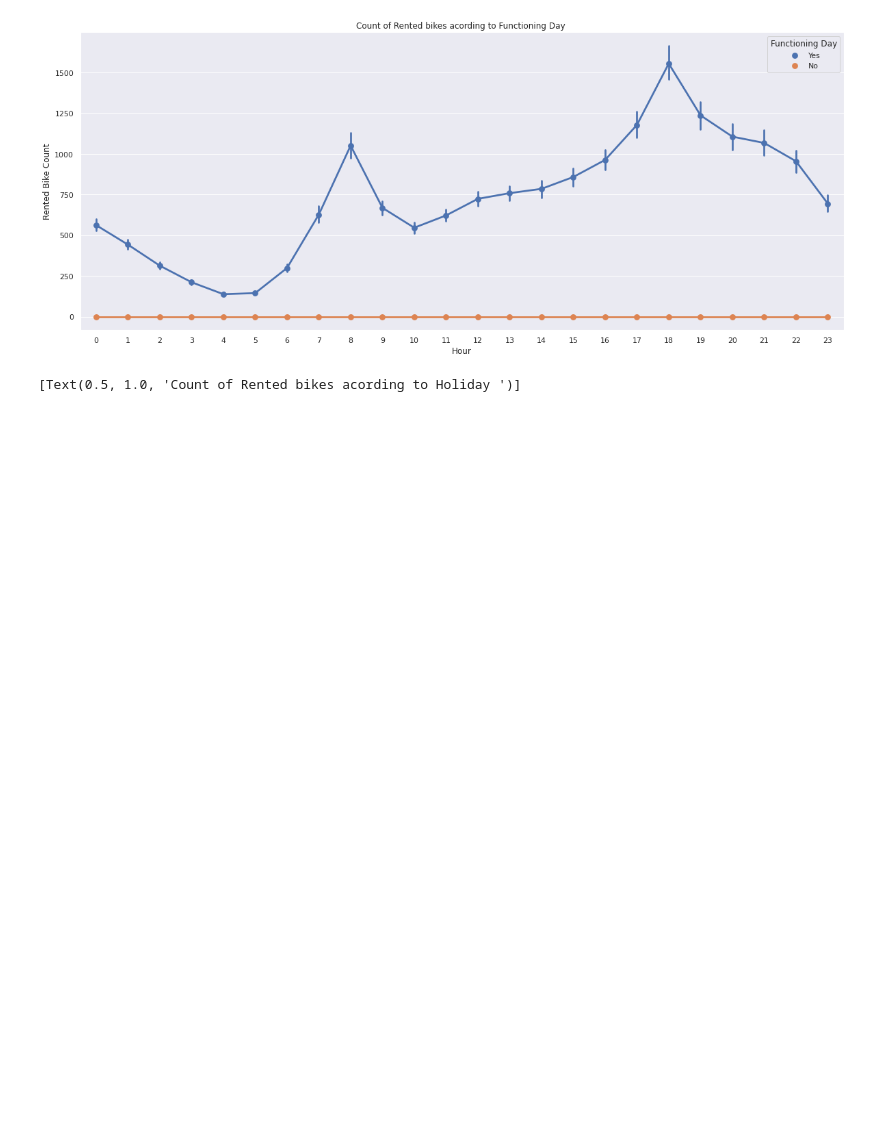
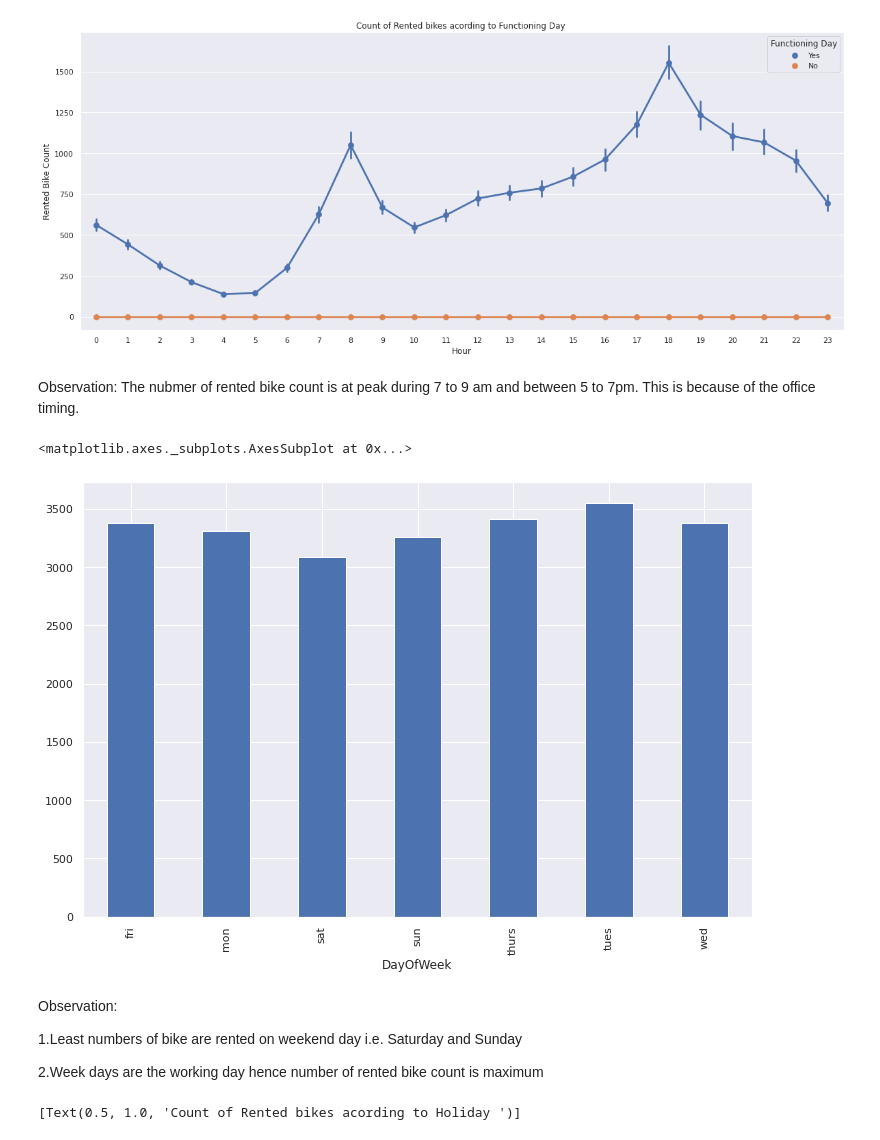
Before and after one commit to KirteshVerma/Bike-Sharing-Demand, a Jupyter notebook: Kirtesh_Bike_Sharing_Demand_Prediction_Capstone_Project.ipynb, the cells around one changed output. Saved outputs shown, nothing was run; the diff lists cells and outputs as text; code cells hidden in the pictures; blank space fills up the shorter version.

```diff
--- a/Kirtesh_Bike_Sharing_Demand_Prediction_Capstone_Project.ipynb
+++ b/Kirtesh_Bike_Sharing_Demand_Prediction_Capstone_Project.ipynb
@@ -191,6 +192,20 @@ ax.set(title='Count of Rented bikes acording to Functioning Day ')
 # %% [output]
 [Text(0.5, 1.0, 'Count of Rented bikes acording to Functioning Day ')]
 [figure]
+# %% [markdown]
+Observation:
+The nubmer of rented bike count is at peak during 7 to 9 am and between 5 to 7pm. This is because of the office timing.
+# %%
+df.groupby('DayOfWeek')['Rented Bike Count'].max().plot(kind='bar',figsize = (12,8))
+# %% [output]
+<matplotlib.axes._subplots.AxesSubplot at 0x...>
+[figure, added]
+# %% [markdown]
+Observation:
+
+1.Least numbers of bike are rented on weekend day i.e. Saturday and Sunday
+
+2.Week days are the working day hence number of rented bike count is maximum
 # %%
 #anlysis of data by vizualisation
 fig,ax=plt.subplots(figsize=(20,8))
```
Also changed, not shown: parts of 29 cells of this notebook.
